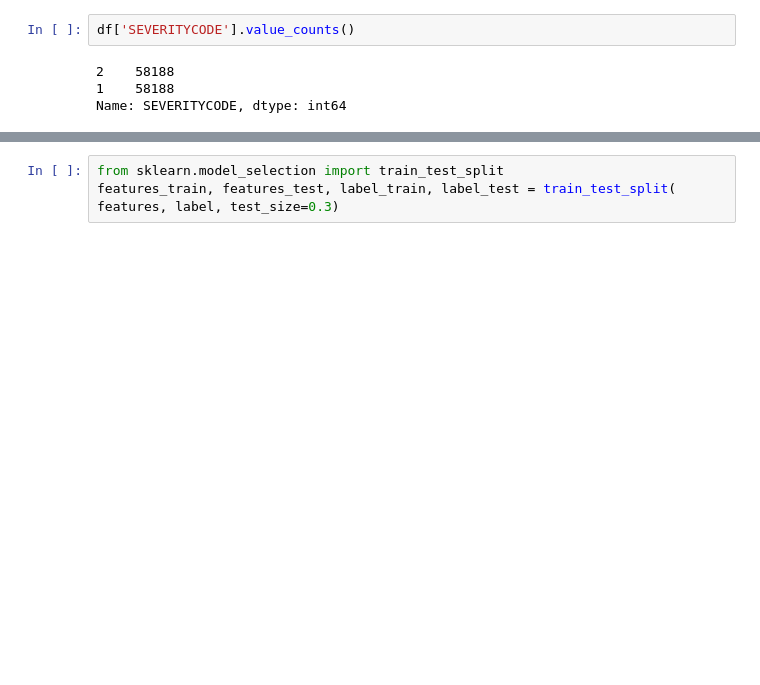
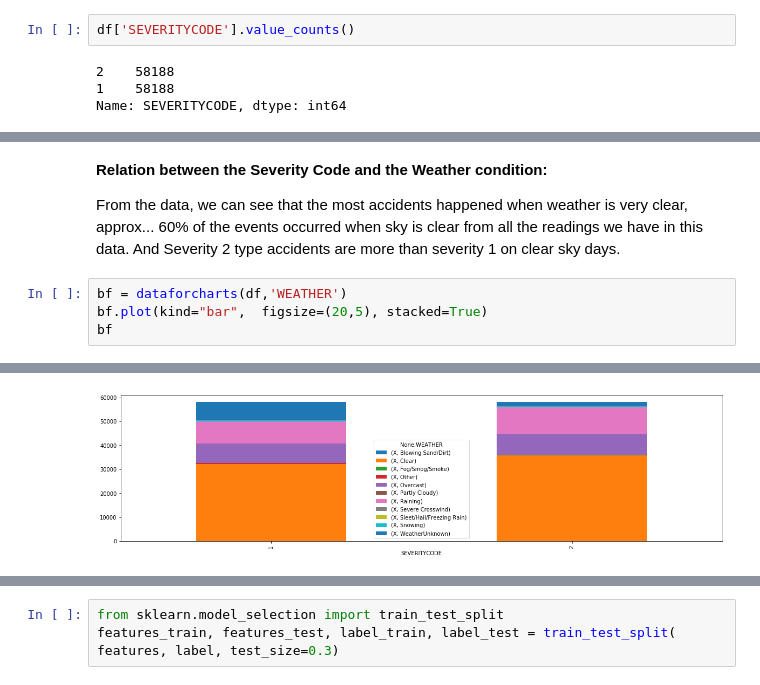
Before and after one commit to nikhilpanda004/CourseraCapstone, a Jupyter notebook: Coursera_Capstone.ipynb, the cells around one changed output, grey strips where cells are left out. Cells and saved outputs as stored; diff of their text form; blank space fills up the shorter version.

```diff
--- a/Coursera_Capstone.ipynb
+++ b/Coursera_Capstone.ipynb
@@ -90,0 +176,9 @@ df.head()
+# %% [markdown]
+**Relation between the Severity Code and the Weather condition:**
+
+From the data, we can see that the most accidents happened when weather is very clear, approx... 60% of the events occurred when sky is clear from all the readings we have in this data. And Severity 2 type accidents are more than severity 1 on clear sky days.
+# %%
+bf = dataforcharts(df,'WEATHER')
+bf.plot(kind="bar",  figsize=(20,5), stacked=True)
+bf
+# %% [output]
@@ -90,0 +190 @@ df.head()
+[figure, added]
```
Also changed, not shown: parts of 46 cells of this notebook.
